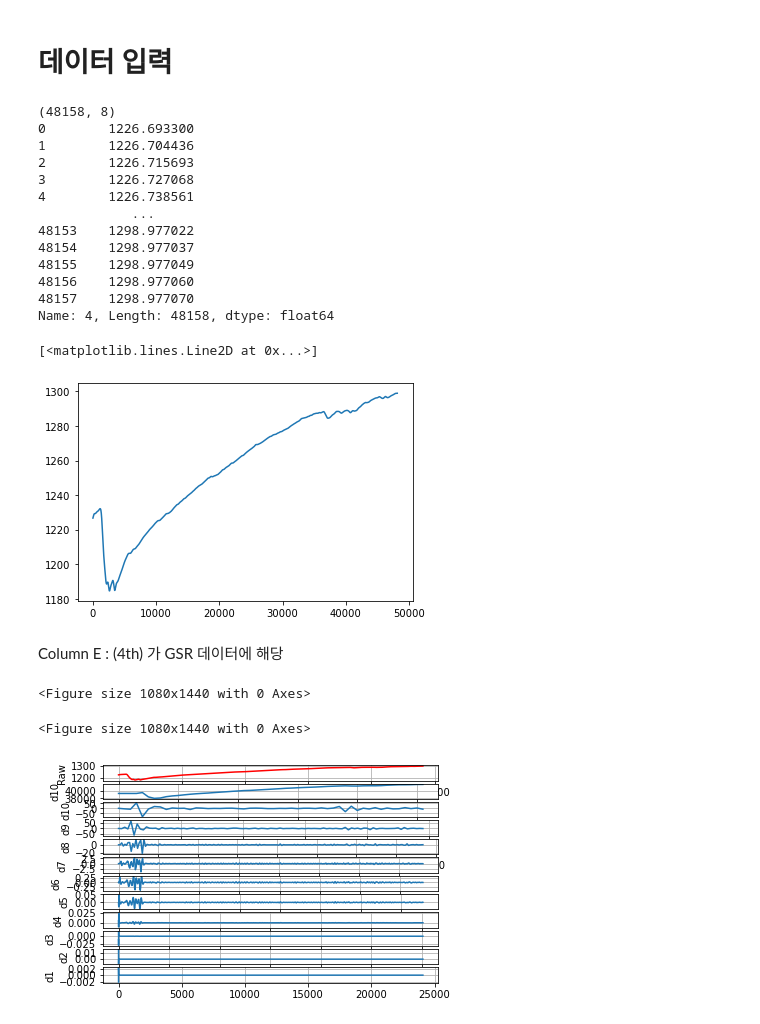
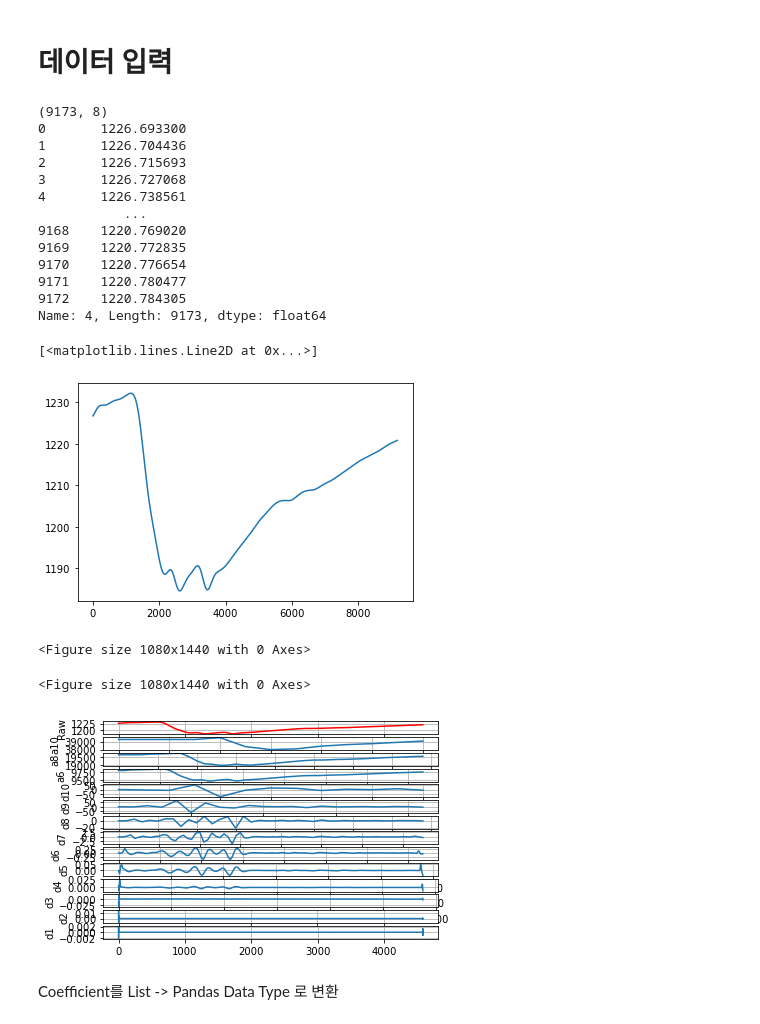
Before and after one commit to jiehawes/Physiological-Data-Based-Emotion-Classification-via-ML, a Jupyter notebook: GSR_Feature_Extraction_Wavelet_Transform.ipynb, the cells around one changed output. Saved outputs shown, nothing was run; the diff lists cells and outputs as text; code cells hidden in the pictures.

Commit message:
Add calculations for different approximation coefficients

```diff
--- a/GSR_Feature_Extraction_Wavelet_Transform.ipynb
+++ b/GSR_Feature_Extraction_Wavelet_Transform.ipynb
@@ -6,52 +6,65 @@ import pywt
 # %% [markdown]
 # 데이터 입력
 # %%
-raw_data = pd.read_csv('./Sensor_Data/FS2e1.csv', sep=',', header=None)
+raw_data = pd.read_csv('./Sensor_Data/GSR_30s_Sliced_Sub2/sliced_FS2e1.csv', sep=',', header=None)
 print(raw_data.shape)
 print(raw_data.iloc[:,4])  #GSR Raw data 표시 (확인용)
 plt.plot(raw_data.iloc[:,4])  # GSR RAW data 그래프 표현
 # %% [output]
-(48158, 8)
-0        1226.693300
-1        1226.704436
-2        1226.715693
-3        1226.727068
-4        1226.738561
-            ...
-48153    1298.977022
-48154    1298.977037
-48155    1298.977049
-48156    1298.977060
-48157    1298.977070
-Name: 4, Length: 48158, dtype: float64
+(9173, 8)
+0       1226.693300
+1       1226.704436
+2       1226.715693
+3       1226.727068
+4       1226.738561
+           ...
+9168    1220.769020
+9169    1220.772835
+9170    1220.776654
+9171    1220.780477
+9172    1220.784305
+Name: 4, Length: 9173, dtype: float64
 [<matplotlib.lines.Line2D at 0x...>]
-[figure, old version]
+[figure, new version]
-# %% [markdown]
-Column E : (4th) 가 GSR 데이터에 해당
 # %%
 mother_wavelet = pywt.Wavelet('db3')
-decomp_level = 10
-coeffs = pywt.wavedec(raw_data.iloc[:,4], mother_wavelet, level=decomp_level)
+decomp_level_ten = 10
+decomp_level_eight = 8
+decomp_level_six = 6
+coeffs_ten = pywt.wavedec(raw_data.iloc[:,4], mother_wavelet, level=decomp_level_ten)
+coeffs_eight = pywt.wavedec(raw_data.iloc[:,4],mother_wavelet, level = decomp_level_eight)
+coeffs_six = pywt.wavedec(raw_data.iloc[:,4],mother_wavelet, level=decomp_level_six)
+plt.figure(figsize=(15,20))
+# %% [output]
+<Figure size 1080x1440 with 0 Axes>
+<Figure size 1080x1440 with 0 Axes>
-# %%
-plt.figure(figsize=(15,20))
-# %% [output]
-<Figure size 1080x1440 with 0 Axes>
-<Figure size 1080x1440 with 0 Axes>
 # %%
-plt.subplot(decomp_level+2, 1, 1)
+plt.subplot(decomp_level_ten+4, 1, 1)
 plt.plot(raw_data.iloc[:, 4], color = 'r')
 plt.ylabel('Raw')
 plt.grid()
 
-plt.subplot(decomp_level+2, 1, 2)
-plt.plot(coeffs[0])
-plt.ylabel('d%d'%decomp_level)
+plt.subplot(decomp_level_ten+4, 1, 2)
+plt.plot(coeffs_ten[0])
+plt.ylabel('a10')
 plt.grid()
 
-for k in range(1, decomp_level+1):
-    plt.subplot(decomp_level+2, 1, k+2)
-    plt.plot(coeffs[k])
-    plt.ylabel('d%d'%(decomp_level+1-k))
+plt.subplot(decomp_level_ten+4, 1, 3)
+plt.plot(coeffs_eight[0])
+plt.ylabel('a8')
+plt.grid()
+
+plt.subplot(decomp_level_ten+4, 1, 4)
+plt.plot(coeffs_six[0])
+plt.ylabel('a6')
+plt.grid()
+
+for k in range(1, decomp_level_ten+1):
+    plt.subplot(decomp_level_ten+4, 1, k+4)
+    plt.plot(coeffs_ten[k])
+    plt.ylabel('d%d'%(decomp_level_ten+1-k))
     plt.grid()
 # %% [output]
-[figure, old version]
+[figure, new version]
+# %% [markdown]
+Coefficient를 List -> Pandas Data Type 로 변환
```
Also changed, not shown: parts of 1 cell of this notebook.
